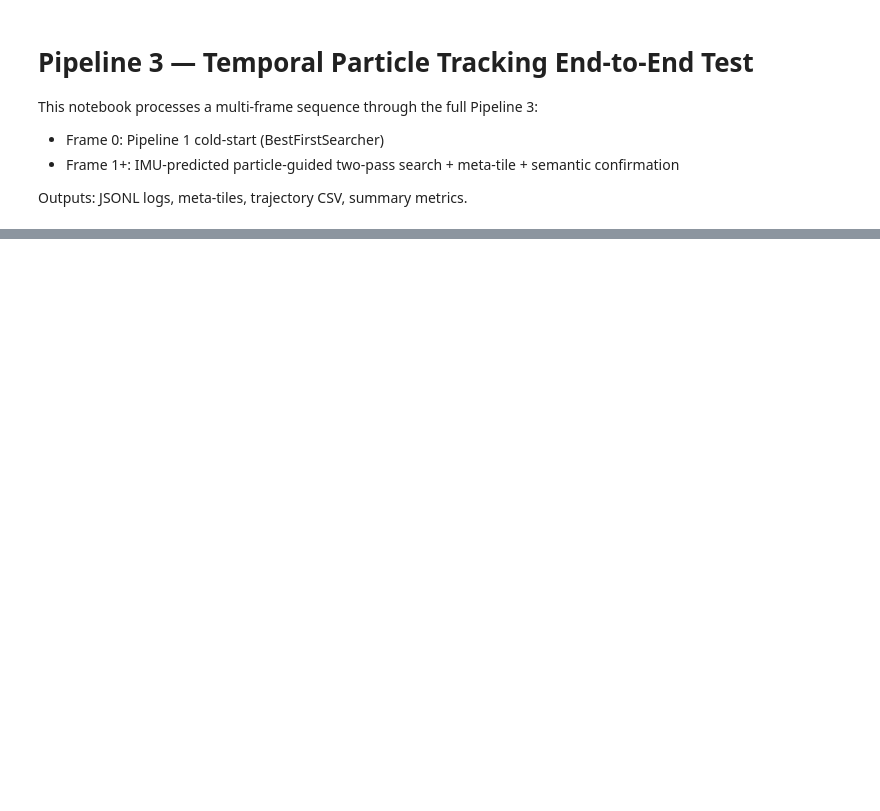
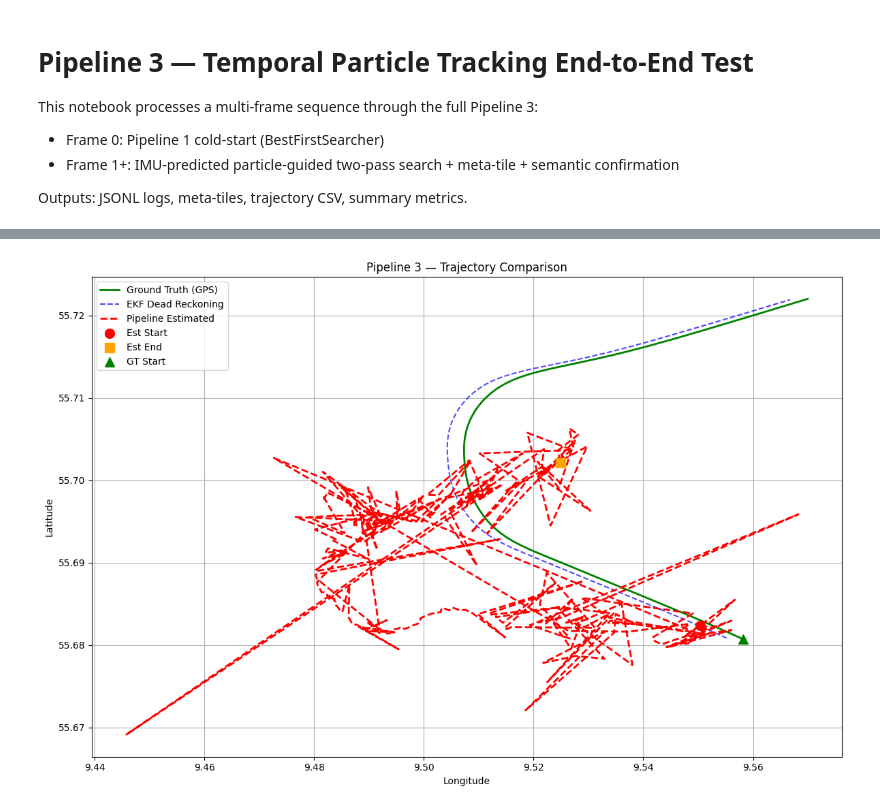
Before and after one commit to Emil-J/ALL_IN_ONE_PIPELINE_THESIS, a Jupyter notebook: Pipeline_3_Rev1/notebooks/test_temporal_pipeline.ipynb, the cells around one changed output, grey strips where cells are left out. Cells and saved outputs as stored; diff of their text form; code cells hidden in the pictures; blank space fills up the shorter version.

Commit message:
Goated Pipeline Rev2
Goated Pipeline Rev2
Now working but very bad predictions.

```diff
--- a/Pipeline_3_Rev1/notebooks/test_temporal_pipeline.ipynb
+++ b/Pipeline_3_Rev1/notebooks/test_temporal_pipeline.ipynb
@@ -158,24 +296,32 @@ for thresh in config.EVALUATION_THRESHOLDS:
 # %%
 # Cell 7 — Visualize Trajectory
-est_lats = [r['position'][0] for r in results if r['position'] and r['position'][0]]
-est_lons = [r['position'][1] for r in results if r['position'] and r['position'][1]]
-gt_lats = [imu_log.iloc[a[0]]['latitude'] for a in aligned[:len(est_lats)]]
-gt_lons = [imu_log.iloc[a[0]]['longitude'] for a in aligned[:len(est_lons)]]
+est_lats = [r['position'][0] for r in results if r.get('position') and r['position'][0]]
+est_lons = [r['position'][1] for r in results if r.get('position') and r['position'][1]]
+gt_lats = [imu_log.iloc[a[0]]['gps_lat'] for a in aligned]
+gt_lons = [imu_log.iloc[a[0]]['gps_lon'] for a in aligned]
+
+# Also plot EKF dead-reckoned trajectory for comparison
+ekf_lats = [imu_log.iloc[a[0]]['latitude_est'] for a in aligned]
+ekf_lons = [imu_log.iloc[a[0]]['longitude_est'] for a in aligned]
 
 plt.figure(figsize=(12, 8))
-plt.plot(gt_lons, gt_lats, 'g-', label='Ground Truth', linewidth=2)
-plt.plot(est_lons, est_lats, 'r--', label='Estimated', linewidth=2)
+plt.plot(gt_lons, gt_lats, 'g-', label='Ground Truth (GPS)', linewidth=2)
+plt.plot(ekf_lons, ekf_lats, 'b--', label='EKF Dead Reckoning', linewidth=1.5, alpha=0.7)
 if est_lons:
-    plt.scatter(est_lons[0], est_lats[0], c='blue', s=100, marker='o', label='Start', zorder=5)
-    plt.scatter(est_lons[-1], est_lats[-1], c='orange', s=100, marker='s', label='End', zorder=5)
+    plt.plot(est_lons, est_lats, 'r--', label='Pipeline Estimated', linewidth=2)
+    plt.scatter(est_lons[0], est_lats[0], c='red', s=100, marker='o', label='Est Start', zorder=5)
+    plt.scatter(est_lons[-1], est_lats[-1], c='orange', s=100, marker='s', label='Est End', zorder=5)
+plt.scatter(gt_lons[0], gt_lats[0], c='green', s=100, marker='^', label='GT Start', zorder=5)
 plt.xlabel('Longitude')
 plt.ylabel('Latitude')
 plt.title('Pipeline 3 — Trajectory Comparison')
 plt.legend()
 plt.grid(True)
 plt.tight_layout()
 plt.savefig(str(config.TRAJECTORY_OUTPUT_DIR / 'trajectory_comparison.png'), dpi=150)
 plt.show()
+# %% [output]
+[figure, added]
 # %%
 # Cell 8 — Error Timeline
 plt.figure(figsize=(14, 6))
```
Also changed, not shown: parts of 10 cells of this notebook, 14 other files.
